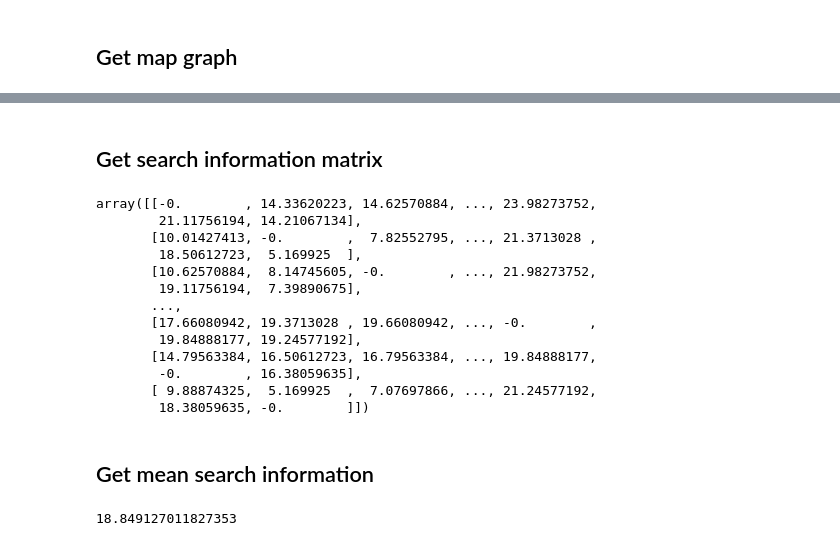
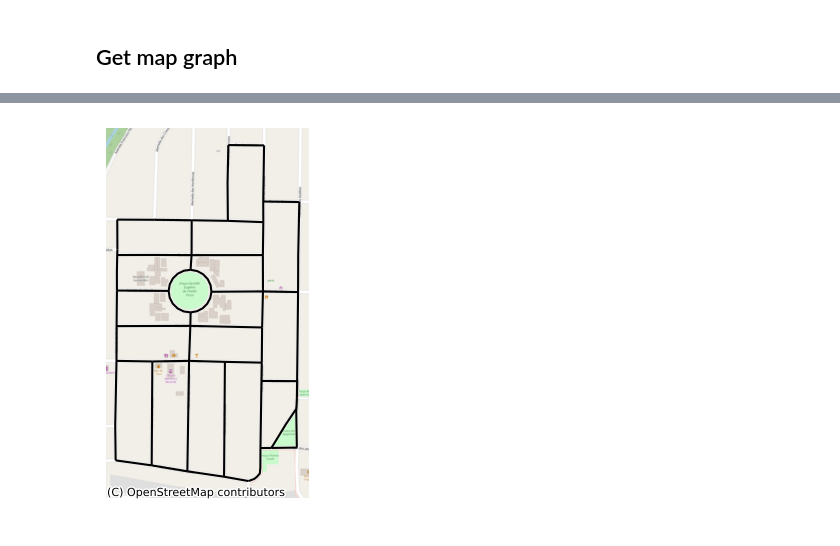
Before and after one commit to vitorfrois/complex-networks-navigation, a Jupyter notebook: final.ipynb, the cells around one changed output, grey strips where cells are left out. Cells and saved outputs as stored; diff of their text form; code cells hidden in the pictures.

Commit message:
Enhanced Search Information Calculus, enhanced Dual Graph with Sreet Continuity conversion

```diff
--- a/final.ipynb
+++ b/final.ipynb
@@ -156,26 +13,21 @@ graph_prob_shortest_path = probability_shortest_path_matrix(new_graph)
-# %% [markdown]
-<h2>Get search information matrix</h2>
-# %%
-new_graph_search_information_matrix = search_information_matrix(graph_prob_shortest_path)
-new_graph_search_information_matrix
-# %% [output]
-array([[-0.        , 14.33620223, 14.62570884, ..., 23.98273752,
-        21.11756194, 14.21067134],
-       [10.01427413, -0.        ,  7.82552795, ..., 21.3713028 ,
-        18.50612723,  5.169925  ],
-       [10.62570884,  8.14745605, -0.        , ..., 21.98273752,
-        19.11756194,  7.39890675],
-       ...,
-       [17.66080942, 19.3713028 , 19.66080942, ..., -0.        ,
-        19.84888177, 19.24577192],
-       [14.79563384, 16.50612723, 16.79563384, ..., 19.84888177,
-        -0.        , 16.38059635],
-       [ 9.88874325,  5.169925  ,  7.07697866, ..., 21.24577192,
-        18.38059635, -0.        ]])
-# %% [markdown]
-<h2>Get mean search information</h2>
-# %%
-new_graph_average_search_information = np.mean(new_graph_search_information_matrix)
-new_graph_average_search_information
-# %% [output]
-18.849127011827353
+# %%
+place = 'Cidade Jardim, São Carlos, São Paulo, Brazil'
+
+# lat = -22.0163
+# long = -47.8900
+
+# G = ox.graph_from_point((lat,long), dist=1500, network_type='drive')
+
+G = (ox.graph_from_place(place))
+
+G = ox.get_undirected(ox.projection.project_graph(G))
+# %%
+nodes, streets  = ox.graph_to_gdfs(G)
+
+ax = streets.plot(color="k")
+cx.add_basemap(ax, crs=streets.crs, source=cx.providers.OpenStreetMap.Mapnik)
+ax.axis("off")
+
+plt.show()
+# %% [output]
+[figure, added]
```
Also changed, not shown: parts of 12 cells of this notebook, 24 other files.
